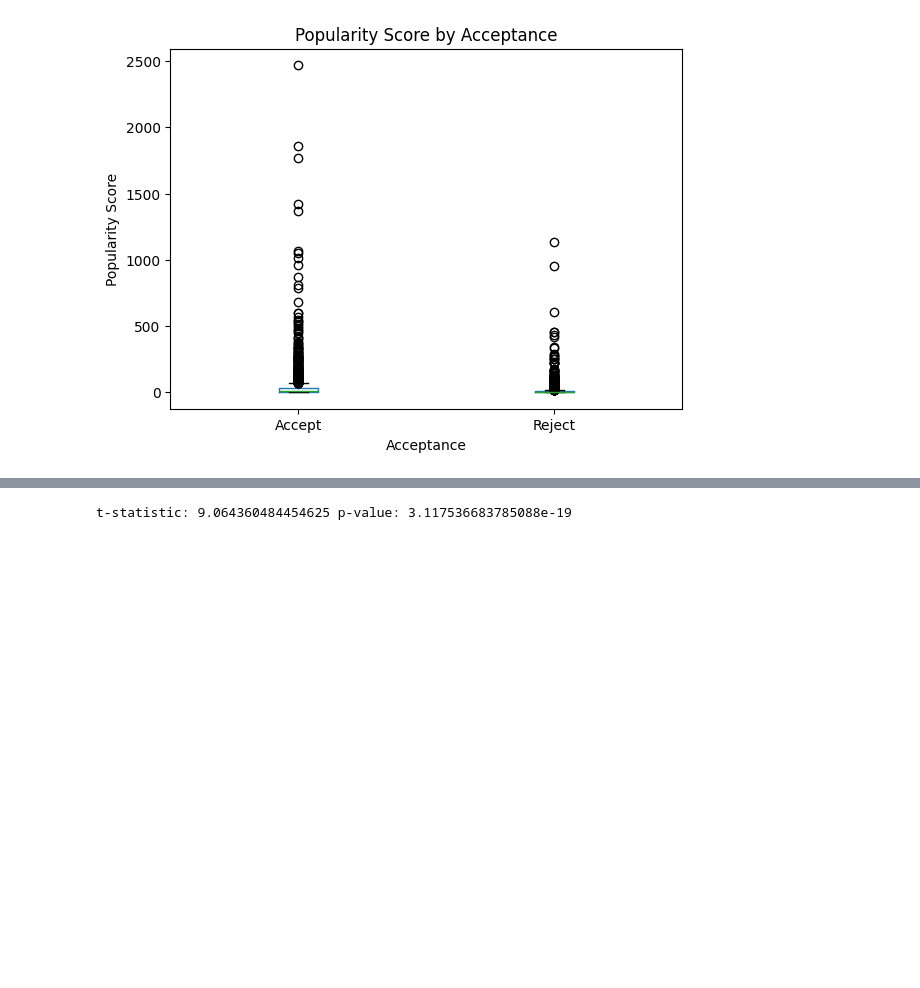
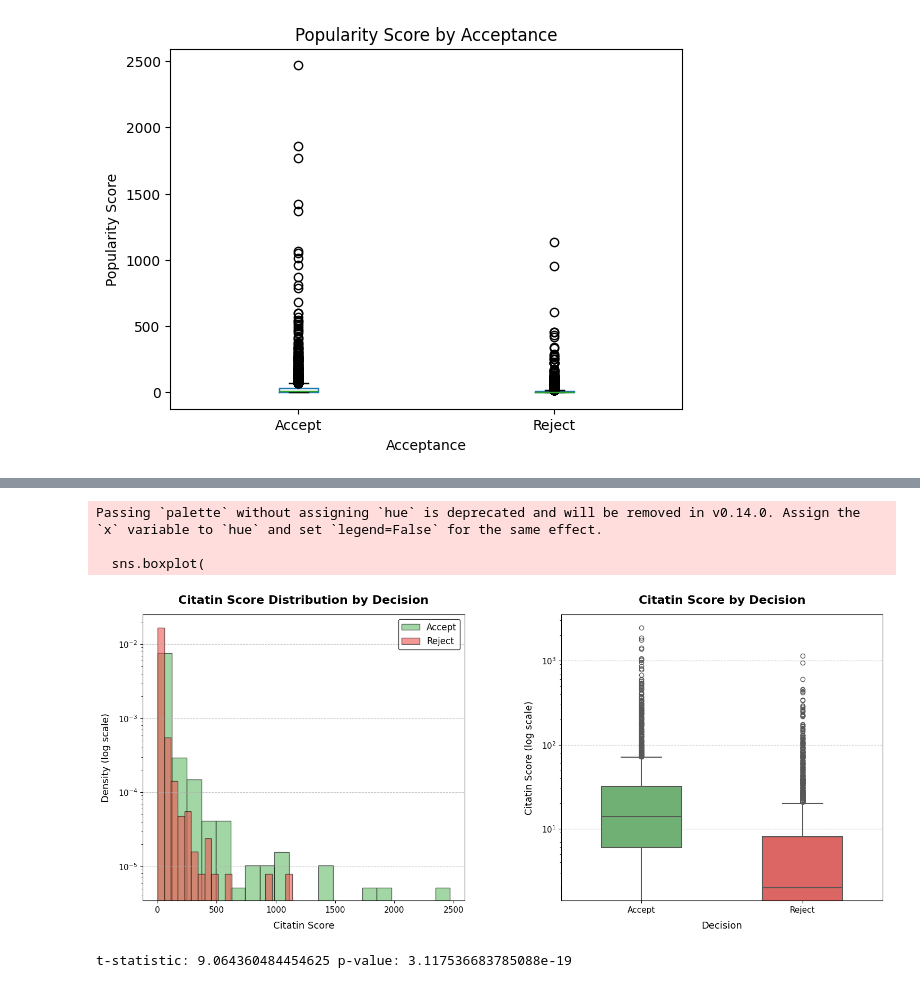
Before and after one commit to halilfarukkaragoz/data-literacy-group16, a Jupyter notebook: halil/citatıon_analysis.ipynb, the cells around one changed output, grey strips where cells are left out. Cells and saved outputs as stored; diff of their text form; code cells hidden in the pictures; blank space fills up the shorter version.

```diff
--- a/halil/citatıon_analysis.ipynb
+++ b/halil/citatıon_analysis.ipynb
@@ -482,3 +464,75 @@ plt.show()
+# %%
+import matplotlib.pyplot as plt
+import seaborn as sns
+
+# Assuming `df` is your dataframe
+accept_scores = df[df["decision"] == "Accept"]["citation_count"]
+reject_scores = df[df["decision"] == "Reject"]["citation_count"]
+
+# Define a custom color palette
+colors = {"Accept": "#66BB6A", "Reject": "#EF5350"}  # Slightly softer green and red
+
+# Create a figure for side-by-side plots
+fig, axes = plt.subplots(1, 2, figsize=(18, 7), gridspec_kw={'wspace': 0.3})
+
+# Plot 1: Normalized Overlapping Histograms
+bins = 20
+axes[0].hist(
+    accept_scores, bins=bins, alpha=0.6, label="Accept", color=colors["Accept"], edgecolor="black", density=True,
+)
+axes[0].hist(
+    reject_scores, bins=bins, alpha=0.6, label="Reject", color=colors["Reject"], edgecolor="black", density=True
+)
+
+axes[0].set_yscale('log')
+axes[0].set_title("Citatin Score Distribution by Decision", fontsize=16, fontweight="bold", pad=15)
+axes[0].set_xlabel("Citatin Score", fontsize=13, labelpad=10)
+axes[0].set_ylabel("Density (log scale)", fontsize=13, labelpad=10)
+axes[0].tick_params(axis="both", which="major", labelsize=11)
+axes[0].legend(fontsize=12, loc="upper right", frameon=True, facecolor="white", edgecolor="black")
+axes[0].grid(axis="y", linestyle="--", alpha=0.7)  # Add gridlines for better readability
+
+# Plot 2: Box Plot with Annotations
+sns.boxplot(
+    data=df,
+    x="decision",
+    y="citation_count",
+    palette=colors,
+    ax=axes[1],
+    width=0.5,
+    linewidth=1.5,
+
+)
+
+# Add median and IQR annotations to the box plot
+for i, box in enumerate(axes[1].artists):
+    y_values = df[df["decision"] == box.get_label()]["citation_count"]
+    median = y_values.median()
+    q1, q3 = y_values.quantile([0.25, 0.75])
+    axes[1].text(
+        i, median, f"Median: {median:.1f}", ha="center", va="center", fontsize=10, color="black", weight="bold"
+    )
+    axes[1].text(
+        i, q1, f"Q1: {q1:.1f}", ha="center", va="center", fontsize=10, color="black", alpha=0.7
+    )
+    axes[1].text(
+        i, q3, f"Q3: {q3:.1f}", ha="center", va="center", fontsize=10, color="black", alpha=0.7
+    )
+axes[1].set_yscale('log')
+axes[1].set_title("Citatin Score by Decision", fontsize=16, fontweight="bold", pad=15)
+axes[1].set_xlabel("Decision", fontsize=13, labelpad=10)
+axes[1].set_ylabel("Citatin Score (log scale)", fontsize=13, labelpad=10)
+axes[1].tick_params(axis="both", which="major", labelsize=11)
+axes[1].grid(axis="y", linestyle="--", alpha=0.7)  # Add gridlines for better readability
+
+# Improve spacing and layout
+plt.tight_layout()
+plt.show()
+# %% [output]
+Passing `palette` without assigning `hue` is deprecated and will be removed in v0.14.0. Assign the `x` variable to `hue` and set `legend=False` for the same effect.
+
+  sns.boxplot(
+[figure, added]
 # %%
 df["acceptance_num"] = df["decision"].map({"Accept": 1, "Reject": 0})
 # %%
```
Also changed, not shown: parts of 22 cells of this notebook, 6 other files.
